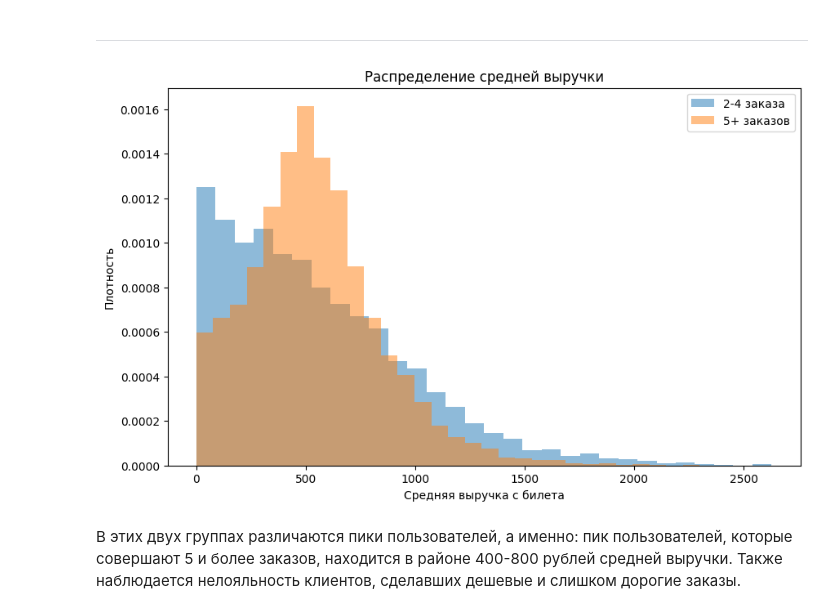
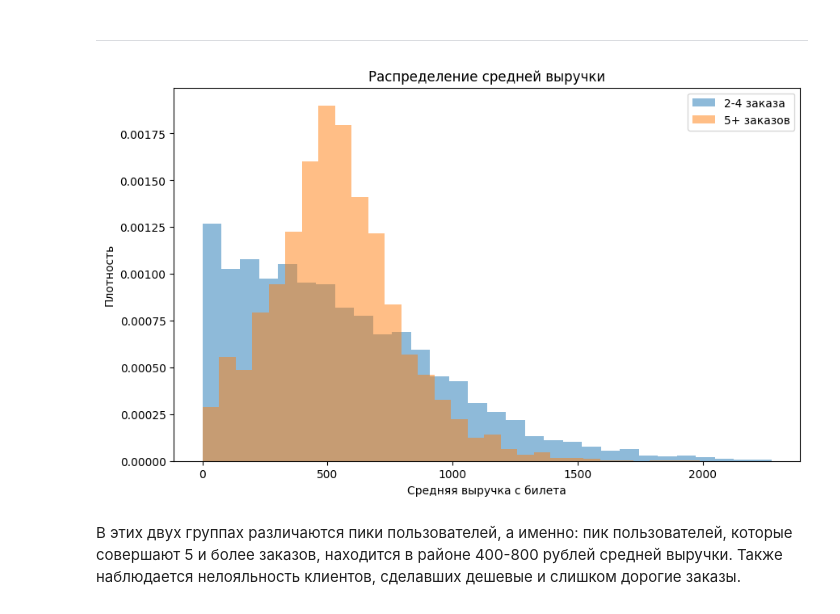
Before and after one commit to Lantanoidski/IDA_Yandex_Afisha_project, a Jupyter notebook: Project_IDA.ipynb, the cells around one changed output. Saved outputs shown, nothing was run; the diff lists cells and outputs as text; code cells hidden in the pictures.

Commit message:
Add handling incomplete duplicates.

```diff
--- a/Project_IDA.ipynb
+++ b/Project_IDA.ipynb
@@ -236,6 +236,12 @@ df.event_type_main.unique()
 # %% [output]
 array(['театр', 'выставки', 'другое', 'стендап', 'концерты', 'спорт',
        'ёлки'], dtype=object)
+# %%
+# Избавимся от дубликатов
+df = df.drop_duplicates(subset=['user_id', 'device_type_canonical',
+       'currency_code', 'revenue', 'tickets_count',
+       'event_id', 'event_name', 'event_type_main', 'service_name',
+       'region_name', 'city_name', 'revenue_rub'])
 # %% [markdown]
 Ошибок или опечаток выявлено не было. Теперь проверим данные на явные дубликаты.
 # %%
@@ -665,17 +671,17 @@ plt.show()
 ---
 # %%
 plt.figure(figsize=(10, 6))
-plt.hist(user_profile[(user_profile['total_orders'] >= 2)&(user_profile['total_orders'] <= 4)]['avg_revenue'],
+plt.hist(user_profile[(user_profile['is_two'])&(~user_profile['is_five'])]['avg_revenue'],
          bins=30, alpha=0.5, density=True, label='2-4 заказа')
-plt.hist(user_profile[user_profile['total_orders'] >= 5]['avg_revenue'],
+plt.hist(user_profile[user_profile['is_five']]['avg_revenue'],
          bins=30, alpha=0.5, density=True, label='5+ заказов')
 plt.xlabel('Средняя выручка с билета')
 plt.ylabel('Плотность')
 plt.title('Распределение средней выручки')
 plt.legend()
 plt.show()
 # %% [output]
-[figure, old version]
+[figure, new version]
 # %% [markdown]
 В этих двух группах различаются пики пользователей, а именно: пик пользователей, которые совершают 5 и более заказов, находится в районе 400-800 рублей средней выручки. Также наблюдается нелояльность клиентов, сделавших дешевые и слишком дорогие заказы.
 # %% [markdown]
```
Also changed, not shown: parts of 28 cells of this notebook.
